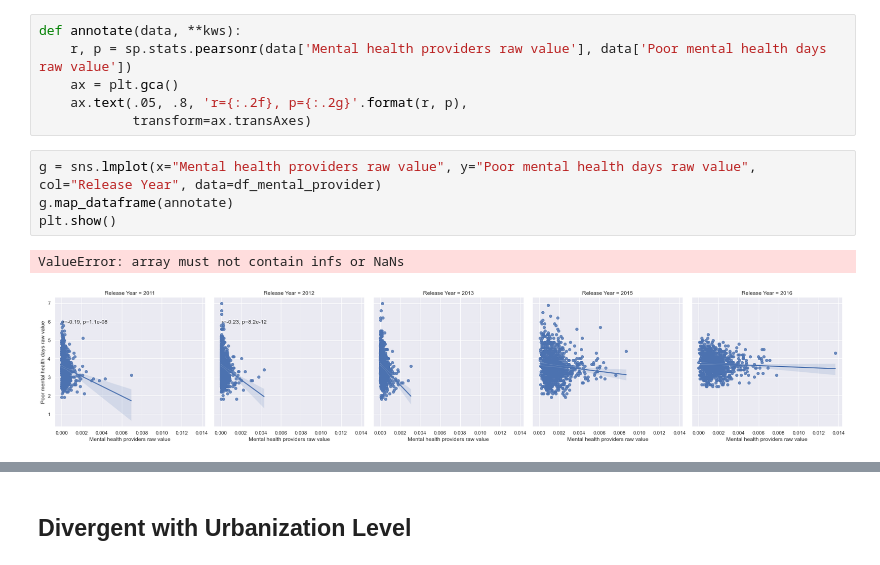
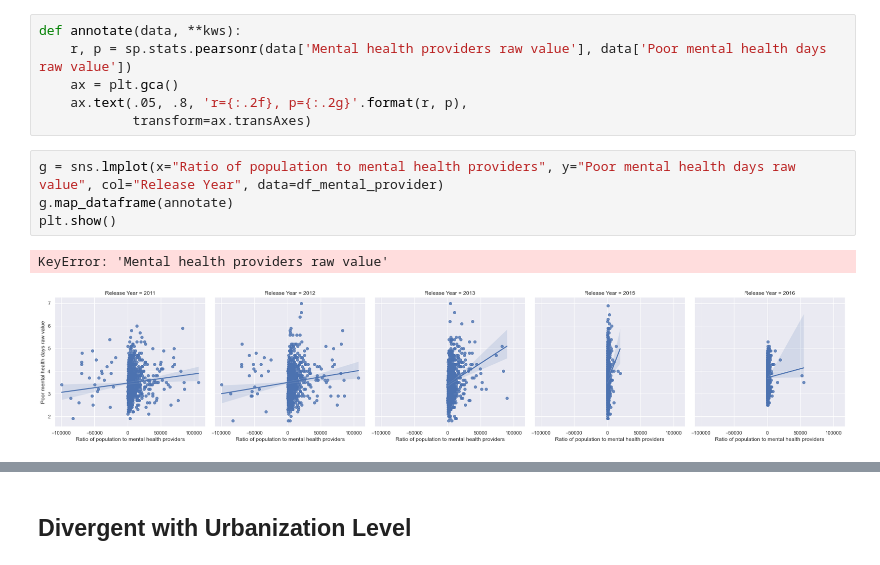
Before and after one commit to abhishekbabu/cse481ds-mental-health, a Jupyter notebook: notebooks/county_level/mental-health-providers-validity.ipynb, the cells around one changed output, grey strips where cells are left out. Drawn from its saved outputs; the diff is of its cells as text.

```diff
--- a/notebooks/county_level/mental-health-providers-validity.ipynb
+++ b/notebooks/county_level/mental-health-providers-validity.ipynb
@@ -74,9 +74,9 @@ def annotate(data, **kws):
     ax.text(.05, .8, 'r={:.2f}, p={:.2g}'.format(r, p),
             transform=ax.transAxes)
 # %%
-g = sns.lmplot(x="Mental health providers raw value", y="Poor mental health days raw value", col="Release Year", data=df_mental_provider)
+g = sns.lmplot(x="Ratio of population to mental health providers", y="Poor mental health days raw value", col="Release Year", data=df_mental_provider)
 g.map_dataframe(annotate)
 plt.show()
 # %% [output]
-ValueError: array must not contain infs or NaNs
+KeyError: 'Mental health providers raw value'
-[figure, old version]
+[figure, new version]
```
Also changed, not shown: parts of 6 cells of this notebook.
